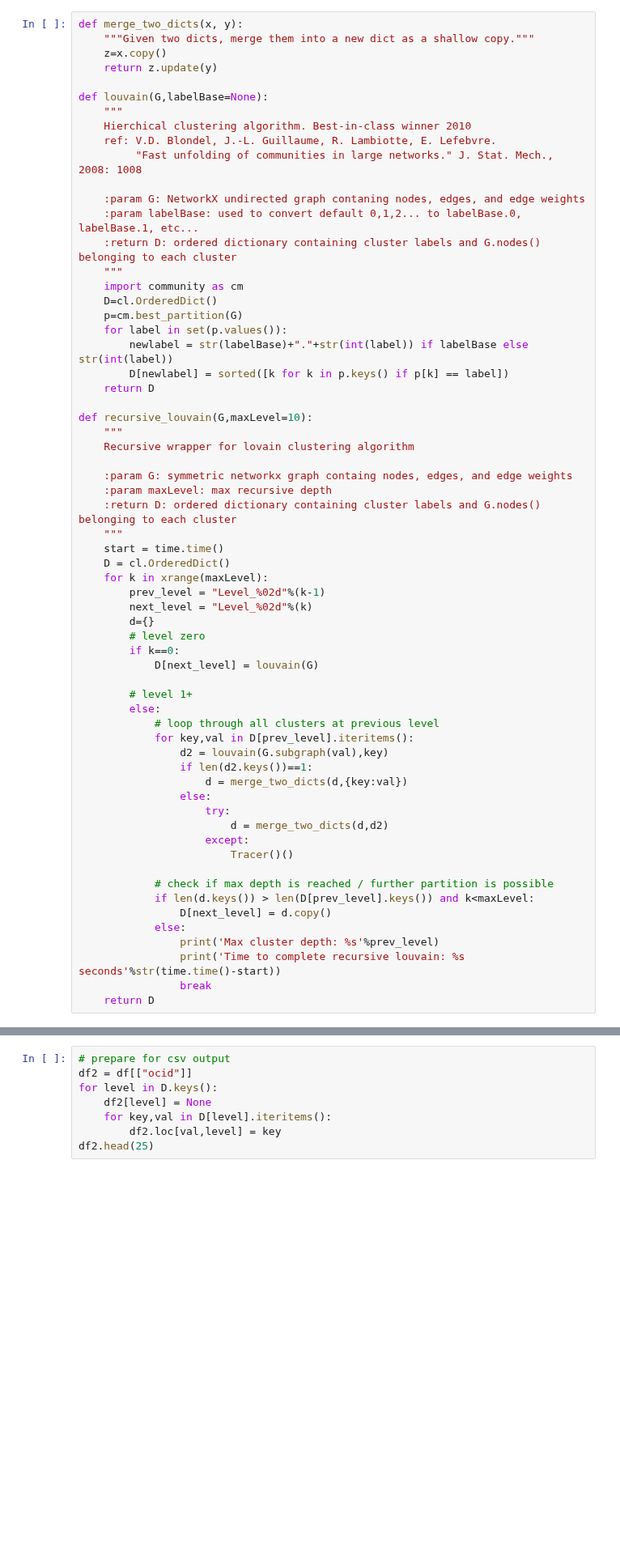
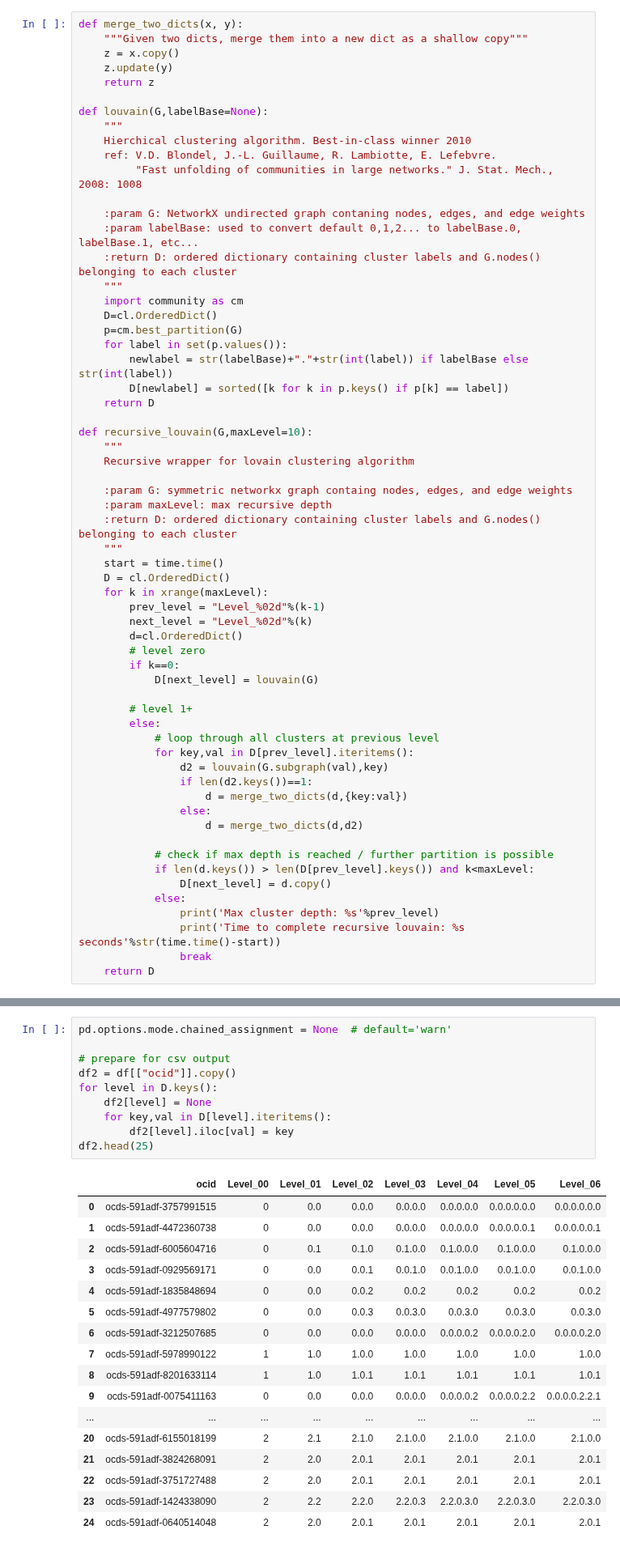
Before and after one commit to datakind/NRGI_Extractives_Contract_Toolkit, a Jupyter notebook: 7_Rolling_Hash_Function.ipynb, the cells around one changed output, grey strips where cells are left out. Shown at 81% size. Cells and saved outputs as stored; diff of their text form; blank space fills up the shorter version.

```diff
--- a/7_Rolling_Hash_Function.ipynb
+++ b/7_Rolling_Hash_Function.ipynb
@@ -199,8 +226,9 @@ dendro  = hcluster.dendrogram(linkage,orientation='right')
 # %%
 def merge_two_dicts(x, y):
-    """Given two dicts, merge them into a new dict as a shallow copy."""
-    z=x.copy()
-    return z.update(y)
+    """Given two dicts, merge them into a new dict as a shallow copy"""
+    z = x.copy()
+    z.update(y)
+    return z
 
 def louvain(G,labelBase=None):
     """
@@ -233,7 +261,7 @@ def recursive_louvain(G,maxLevel=10):
     for k in xrange(maxLevel):
         prev_level = "Level_%02d"%(k-1)
         next_level = "Level_%02d"%(k)
-        d={}
+        d=cl.OrderedDict()
         # level zero
         if k==0:
             D[next_level] = louvain(G)
@@ -246,10 +274,7 @@ def recursive_louvain(G,maxLevel=10):
                 if len(d2.keys())==1:
                     d = merge_two_dicts(d,{key:val})
                 else:
-                    try:
-                        d = merge_two_dicts(d,d2)
-                    except:
-                        Tracer()()
+                    d = merge_two_dicts(d,d2)
 
             # check if max depth is reached / further partition is possible
             if len(d.keys()) > len(D[prev_level].keys()) and k<maxLevel:
@@ -264,11 +292,31 @@ D = recursive_louvain(G)
 # %% [markdown]
 ### Export to csv
 # %%
+pd.options.mode.chained_assignment = None  # default='warn'
+
 # prepare for csv output
-df2 = df[["ocid"]]
+df2 = df[["ocid"]].copy()
 for level in D.keys():
     df2[level] = None
     for key,val in D[level].iteritems():
-        df2.loc[val,level] = key
+        df2[level].iloc[val] = key
 df2.head(25)
+# %% [output]
+|  | ocid | Level_00 | Level_01 | Level_02 | Level_03 | Level_04 | Level_05 | Level_06 |
+| 0 | ocds-591adf-3757991515 | 0 | 0.0 | 0.0.0 | 0.0.0.0 | 0.0.0.0.0 | 0.0.0.0.0.0 | 0.0.0.0.0.0 |
+| 1 | ocds-591adf-4472360738 | 0 | 0.0 | 0.0.0 | 0.0.0.0 | 0.0.0.0.0 | 0.0.0.0.0.1 | 0.0.0.0.0.1 |
+| 2 | ocds-591adf-6005604716 | 0 | 0.1 | 0.1.0 | 0.1.0.0 | 0.1.0.0.0 | 0.1.0.0.0 | 0.1.0.0.0 |
+| 3 | ocds-591adf-0929569171 | 0 | 0.0 | 0.0.1 | 0.0.1.0 | 0.0.1.0.0 | 0.0.1.0.0 | 0.0.1.0.0 |
+| 4 | ocds-591adf-1835848694 | 0 | 0.0 | 0.0.2 | 0.0.2 | 0.0.2 | 0.0.2 | 0.0.2 |
+| 5 | ocds-591adf-4977579802 | 0 | 0.0 | 0.0.3 | 0.0.3.0 | 0.0.3.0 | 0.0.3.0 | 0.0.3.0 |
+| 6 | ocds-591adf-3212507685 | 0 | 0.0 | 0.0.0 | 0.0.0.0 | 0.0.0.0.2 | 0.0.0.0.2.0 | 0.0.0.0.2.0 |
+| 7 | ocds-591adf-5978990122 | 1 | 1.0 | 1.0.0 | 1.0.0 | 1.0.0 | 1.0.0 | 1.0.0 |
+| 8 | ocds-591adf-8201633114 | 1 | 1.0 | 1.0.1 | 1.0.1 | 1.0.1 | 1.0.1 | 1.0.1 |
+| 9 | ocds-591adf-0075411163 | 0 | 0.0 | 0.0.0 | 0.0.0.0 | 0.0.0.0.2 | 0.0.0.0.2.2 | 0.0.0.0.2.2.1 |
+| ... | ... | ... | ... | ... | ... | ... | ... | ... |
+| 20 | ocds-591adf-6155018199 | 2 | 2.1 | 2.1.0 | 2.1.0.0 | 2.1.0.0 | 2.1.0.0 | 2.1.0.0 |
+| 21 | ocds-591adf-3824268091 | 2 | 2.0 | 2.0.1 | 2.0.1 | 2.0.1 | 2.0.1 | 2.0.1 |
+| 22 | ocds-591adf-3751727488 | 2 | 2.0 | 2.0.1 | 2.0.1 | 2.0.1 | 2.0.1 | 2.0.1 |
+| 23 | ocds-591adf-1424338090 | 2 | 2.2 | 2.2.0 | 2.2.0.3 | 2.2.0.3.0 | 2.2.0.3.0 | 2.2.0.3.0 |
+| 24 | ocds-591adf-0640514048 | 2 | 2.0 | 2.0.1 | 2.0.1 | 2.0.1 | 2.0.1 | 2.0.1 |
 # %%
```
Also changed, not shown: parts of 13 cells of this notebook, 2 other files.
